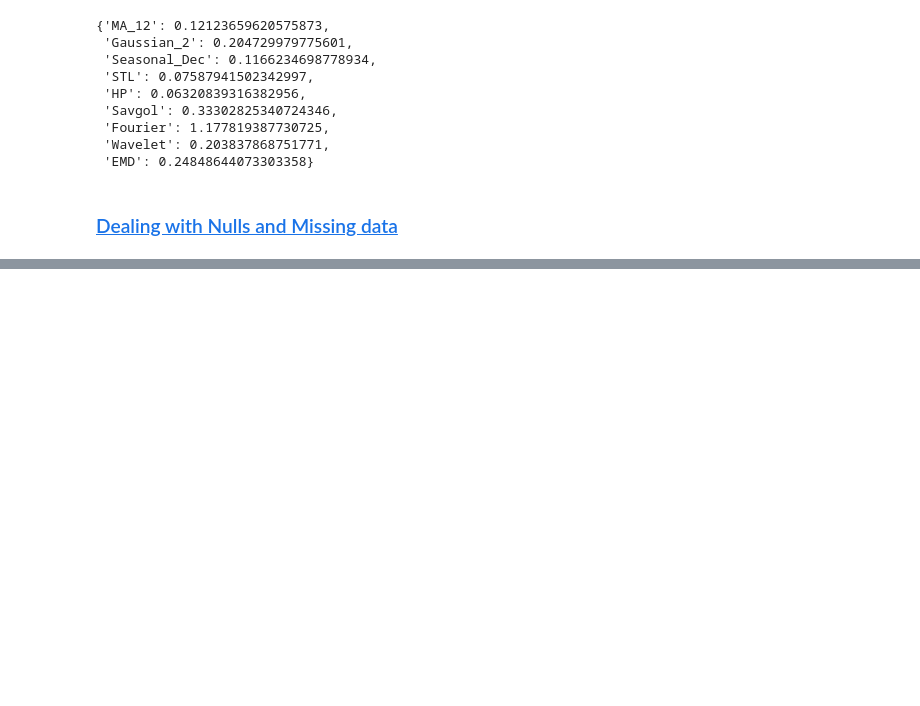
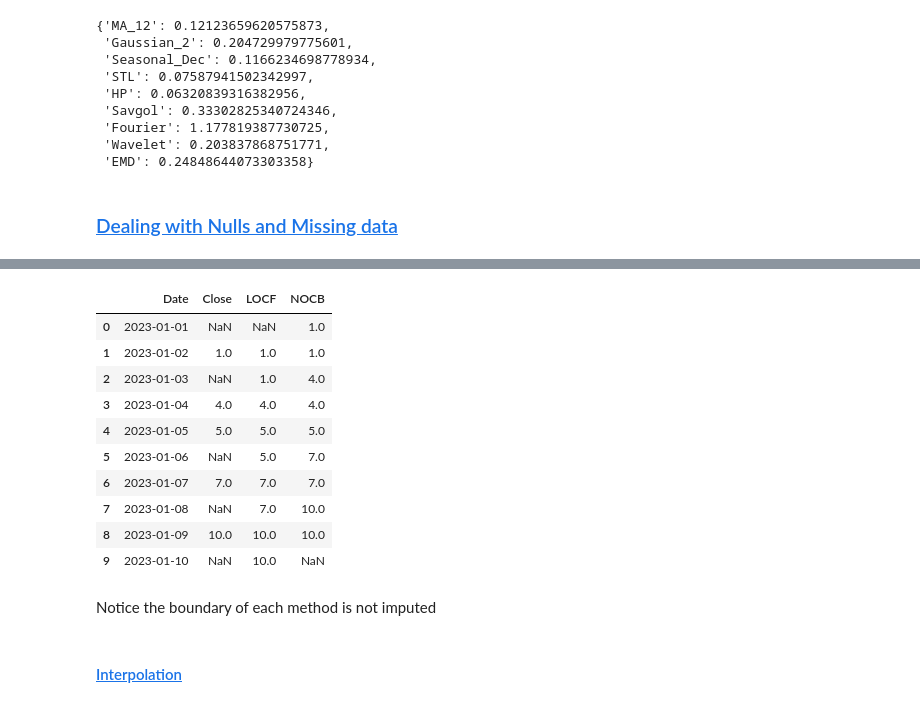
Before and after one commit to GinHikat/OmniTS_for_Stock, a Jupyter notebook: notebooks/preprocessing_benchmark.ipynb, the cells around one changed output, grey strips where cells are left out. Saved outputs shown, nothing was run; the diff lists cells and outputs as text; code cells hidden in the pictures; blank space fills up the shorter version.

```diff
--- a/notebooks/preprocessing_benchmark.ipynb
+++ b/notebooks/preprocessing_benchmark.ipynb
@@ -1943,0 +1973,24 @@ metrics
+# %%
+dates = pd.date_range("2023-01-01", periods=10, freq="D")
+values = [np.nan, 1, np.nan, 4, 5, np.nan, 7, np.nan, 10, np.nan]
+ts = pd.DataFrame({"Date": dates, "Close": values})
+
+ts['LOCF'] = ts['Close'].ffill()
+ts['NOCB'] = ts['Close'].bfill()
+ts
+# %% [output]
+|  | Date | Close | LOCF | NOCB |
+| 0 | 2023-01-01 | NaN | NaN | 1.0 |
+| 1 | 2023-01-02 | 1.0 | 1.0 | 1.0 |
+| 2 | 2023-01-03 | NaN | 1.0 | 4.0 |
+| 3 | 2023-01-04 | 4.0 | 4.0 | 4.0 |
+| 4 | 2023-01-05 | 5.0 | 5.0 | 5.0 |
+| 5 | 2023-01-06 | NaN | 5.0 | 7.0 |
+| 6 | 2023-01-07 | 7.0 | 7.0 | 7.0 |
+| 7 | 2023-01-08 | NaN | 7.0 | 10.0 |
+| 8 | 2023-01-09 | 10.0 | 10.0 | 10.0 |
+| 9 | 2023-01-10 | NaN | 10.0 | NaN |
+# %% [markdown]
+Notice the boundary of each method is not imputed
+# %% [markdown]
+#### <a id='toc2_2_5_2_'></a>[Interpolation](#toc0_)
```
Also changed, not shown: parts of 25 cells of this notebook, 10 other files.
